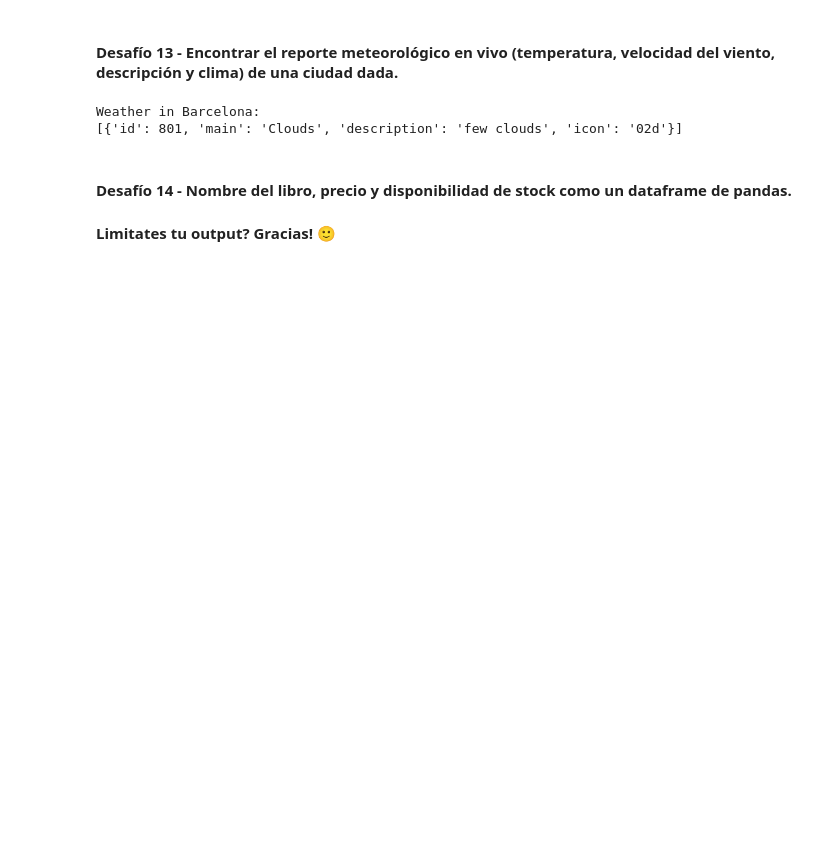
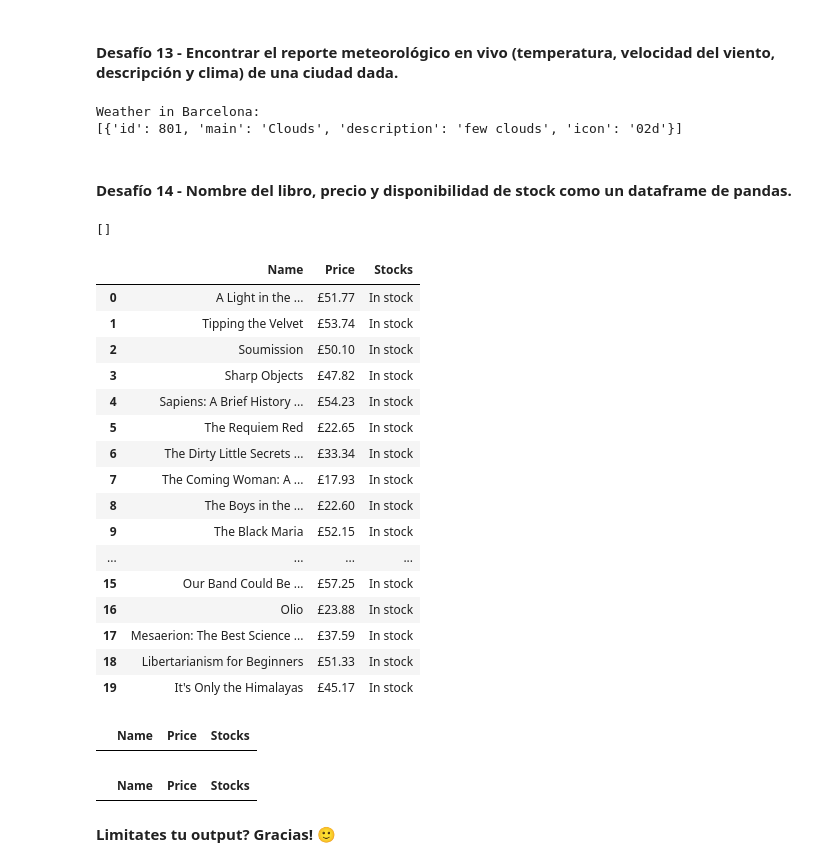
Before and after one commit to 26Ale10/9no-lab-scraping-es, a Jupyter notebook: your-code/lab-scraping_esp.ipynb, the cells around one changed output. Saved outputs shown, nothing was run; the diff lists cells and outputs as text; code cells hidden in the pictures; blank space fills up the shorter version.

```diff
--- a/your-code/lab-scraping_esp.ipynb
+++ b/your-code/lab-scraping_esp.ipynb
@@ -508,3 +543,6 @@ soup = BeautifulSoup(books.content,"html.parser")
 # %%
 libros = list(soup.select('h1.h3 a[tittle]'))
-#nombres = soup.select('h1.h3 a[tittle]')
+nombres = soup14.select('h1.h3 a[tittle]')
+nombres
+# %% [output]
+[]
@@ -513,2 +549,69 @@ libros = list(soup.select('h1.h3 a[tittle]'))
+# %%
+# Tu código aquí
+
+#libros = soup.select()
+url14 = 'http://books.toscrape.com/'
+books = requests.get(url14)
+soup14 = BeautifulSoup(books.content,"html.parser")
+
+books = soup14.select('h3:nth-child(3) > a:nth-child(1)')
+prices = soup14.select('div:nth-child(4) > p:nth-child(1)')
+stocks = soup14.select('div:nth-child(4) > p:nth-child(2)')
+
+list_books = []
+
+for book,price,stock in zip(books,prices,stocks):
+    list_books.append([book.text.strip(),price.text.strip(),stock.text.strip()])
+
+df_movies3 = pd.DataFrame(list_books, columns=["Name", "Price","Stocks"])
+df_movies3
+# %% [output]
+|  | Name | Price | Stocks |
+| 0 | A Light in the ... | £51.77 | In stock |
+| 1 | Tipping the Velvet | £53.74 | In stock |
+| 2 | Soumission | £50.10 | In stock |
+| 3 | Sharp Objects | £47.82 | In stock |
+| 4 | Sapiens: A Brief History ... | £54.23 | In stock |
+| 5 | The Requiem Red | £22.65 | In stock |
+| 6 | The Dirty Little Secrets ... | £33.34 | In stock |
+| 7 | The Coming Woman: A ... | £17.93 | In stock |
+| 8 | The Boys in the ... | £22.60 | In stock |
+| 9 | The Black Maria | £52.15 | In stock |
+| ... | ... | ... | ... |
+| 15 | Our Band Could Be ... | £57.25 | In stock |
+| 16 | Olio | £23.88 | In stock |
+| 17 | Mesaerion: The Best Science ... | £37.59 | In stock |
+| 18 | Libertarianism for Beginners | £51.33 | In stock |
+| 19 | It's Only the Himalayas | £45.17 | In stock |
+# %%
+# Tu código aquí
+
+#libros = soup.select()
+list_books = []
+counter = 1
+for i in range(2):
+    url15 = 'http://books.toscrape.com/catalogue/page-{i}.html'
+    books = requests.get(url15)
+    soup15 = BeautifulSoup(books.content,"html.parser")
+    libros = list(soup.select('h1.h3 a[tittle]'))
+    nombres = soup14.select('h1.h3 a[tittle]')
+
+    books = soup14.select('h3:nth-child(3) > a:nth-child(1)')
+    prices = soup14.select('div:nth-child(4) > p:nth-child(1)')
+    stocks = soup14.select('div:nth-child(4) > p:nth-child(2)')
+
+    for book,price,stock in zip(books,prices,stocks):
+        list_books.append([book.text.strip(),price.text.strip(),stock.text.strip()])
+
+    counter+=i
+
+df_movies4 = pd.DataFrame(list_books, columns=["Name", "Price","Stocks"])
+df_movies4
+# %% [output]
+|  | Name | Price | Stocks |
+# %%
+df_movies4
+# %% [output]
+|  | Name | Price | Stocks |
 # %% [markdown]
 **Limitates tu output? Gracias! 🙂**
```
Also changed, not shown: parts of 5 cells of this notebook.
